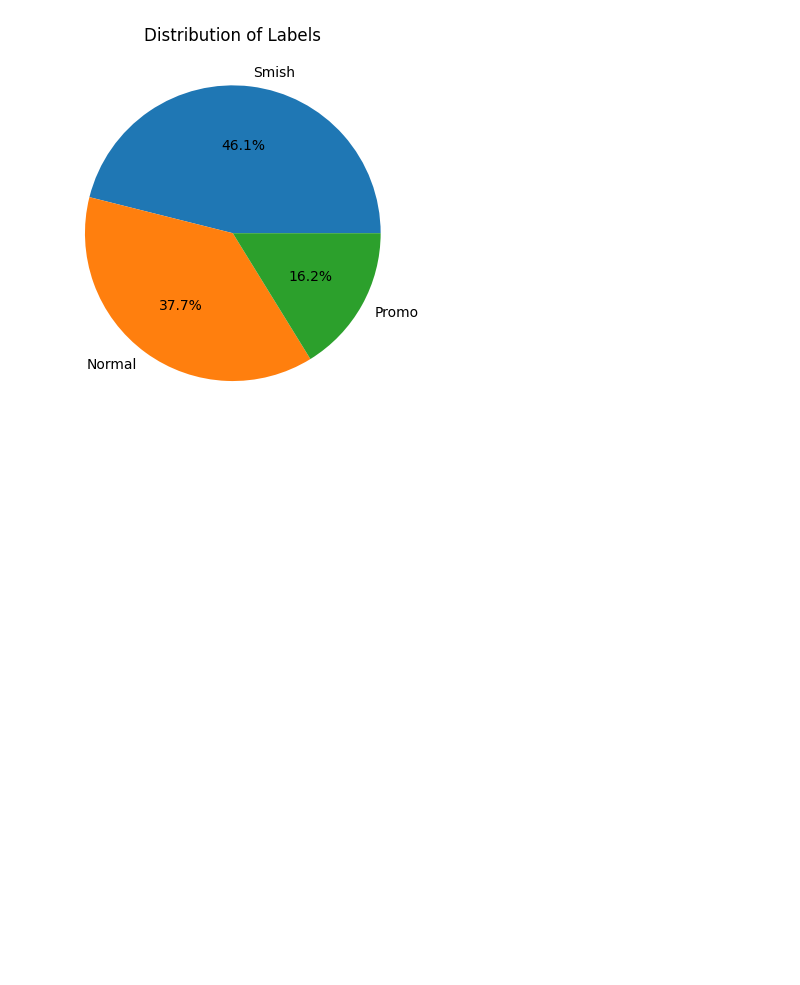
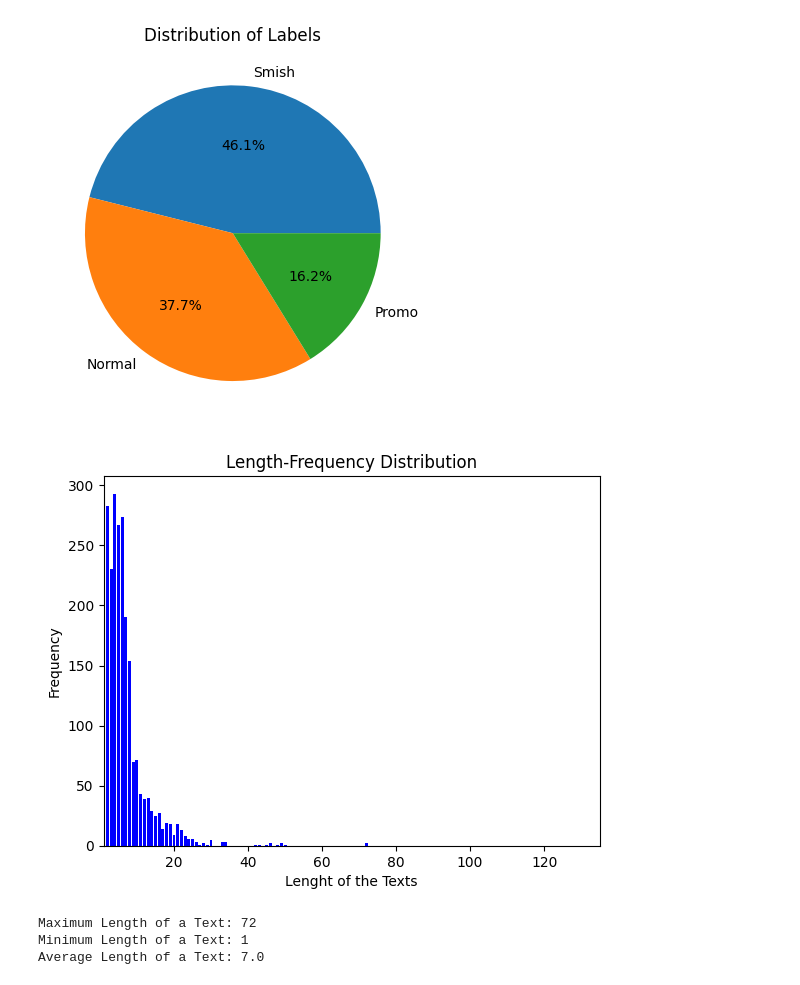
Before and after one commit to S4DIB/bengali-sms-fraud-detection-using-supervised-learning, a Jupyter notebook: Bengali Sms Fraud Detection.ipynb, the cells around one changed output. Saved outputs shown, nothing was run; the diff lists cells and outputs as text; code cells hidden in the pictures; blank space fills up the shorter version.

```diff
--- a/Bengali Sms Fraud Detection.ipynb
+++ b/Bengali Sms Fraud Detection.ipynb
@@ -72,0 +85,9 @@ df
+# %%
+stopword_ls ='/kaggle/input/stop-words/stopwords-bn.txt'
+# %%
+def stopword_removal(text,stpwrd= stopword_ls):
+    stp,num_of_stopwords =stopwords_info(stpwrd)
+    result = text.split()
+    Comments = [word.strip() for word in result if word not in stp ]
+    Comments =" ".join(Comments)
+    return Comments
@@ -72,0 +99,3 @@ df
+# %%
+df['Cleaned'] = df['Cleaned'].apply(stopword_removal)
+df
@@ -73,2 +116,6 @@ df
+# %%
+df['length'] = df['Cleaned'].apply(lambda x:len(x.split()))
+dataset = df.loc[df.length>0]
+dataset = dataset.reset_index(drop = True)
 # %%
 df['label'].unique()
@@ -105,3 +167,25 @@ plt.title('Distribution of Labels')
 plt.show()
 # %% [output]
 [figure]
+# %%
+# Calculate the Text of each of the Text
+dataset['TextLength'] = dataset.Cleaned.apply(lambda x:len(x.split()))
+frequency = dict()
+for i in dataset.TextLength:
+    frequency[i] = frequency.get(i, 0)+1
+
+plt.bar(frequency.keys(), frequency.values(), color ="b")
+plt.xlim(1, 135)
+# in this notbook color is not working but it should work.
+plt.xlabel('Lenght of the Texts')
+plt.ylabel('Frequency')
+plt.title('Length-Frequency Distribution')
+plt.show()
+print(f"Maximum Length of a Text: {max(dataset.TextLength)}")
+print(f"Minimum Length of a Text: {min(dataset.TextLength)}")
+print(f"Average Length of a Text: {round(np.mean(dataset.TextLength),0)}")
+# %% [output]
+[figure, added]
+Maximum Length of a Text: 72
+Minimum Length of a Text: 1
+Average Length of a Text: 7.0
```
Also changed, not shown: parts of 8 cells of this notebook.
